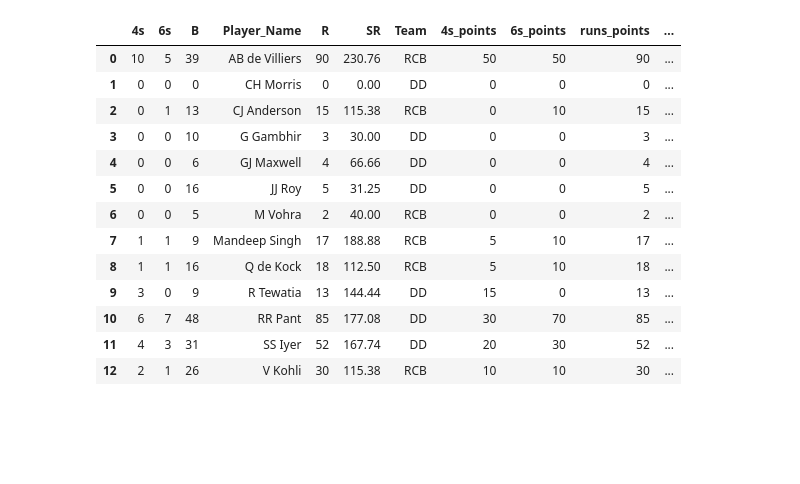
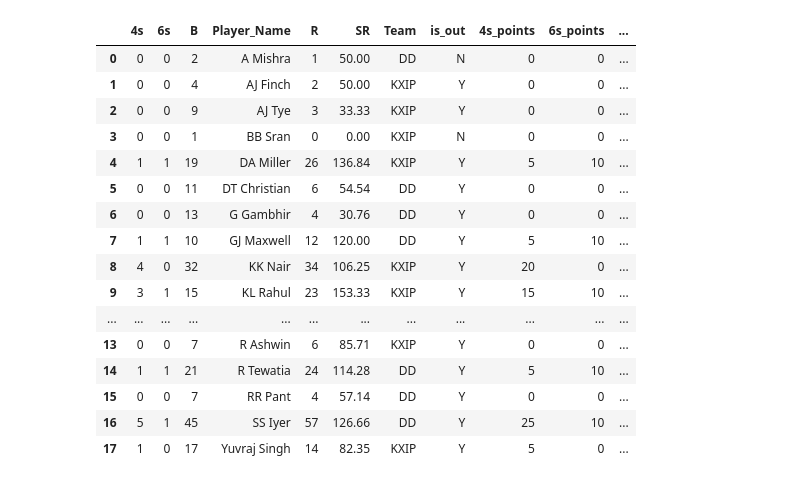
Before and after one commit to deepaksenthilkumar/cricinfo, a Jupyter notebook: Cricinfo.ipynb, the cells around one changed output. Cells and saved outputs as stored; diff of their text form; code cells hidden in the pictures; blank space fills up the shorter version.

Commit message:
Updated code to handle not outs, out of zero ball
Updated code to handle not outs, out of zero ball, fuzzy search capability for player name using fuzzy wuzzy, calculate winning team

```diff
--- a/Cricinfo.ipynb
+++ b/Cricinfo.ipynb
@@ -2,9 +2,11 @@
 import xlsxwriter
 import urllib
 from bs4 import BeautifulSoup
-match_link="http://www.espncricinfo.com/series/8048/scorecard/1136579/royal-challengers-bangalore-vs-delhi-daredevils-19th-match-indian-premier-league-2018"
+match_link="http://www.espncricinfo.com/series/8048/scorecard/1136582/delhi-daredevils-vs-kings-xi-punjab-22nd-match-ipl"
 #Ensure you update this
-match_no=19
-innings=['DD','RCB']
-man_of_the_match="%Villiers"
-winning_team="RCB"
+match_no=22
+innings=['KXIP','DD']
+man_of_the_match="%A%Rajpoot%"
+winning_team="KXIP"
+#duck_out_in0ball_players_list=[""]
+#not_out_in_0_players_list=[""]
@@ -43,6 +51,18 @@ def extract_batting_scorecard(team_no,batsmen_data):
         if(a.text!='' and a.text!='BATSMEN'):
             team_batters.append(a.text.replace(' †','').replace(' (c)',''))
 
+    is_out_list=[]
+    team_commentary=batsmen_data_extract.find_all("div",{"class":"cell commentary"})
+    for a in team_commentary:
+        if(a.text!=''):
+            if("not out" in a):
+                is_out='N'
+            elif("retired" in a):
+                is_out='N'
+            else:
+                is_out='Y'
+            is_out_list.append(is_out)
+
     team_bat=batsmen_data_extract.find_all("div",{"class":"cell runs"})
     team_batters_score=[]
     for a in team_bat:
@@ -66,7 +86,9 @@ def extract_batting_scorecard(team_no,batsmen_data):
         team_sr.append(float(team_batters_score[i*5+4]))
         team_list.append(str(innings[team_no-1]))
 
+
     score_card_batting=pd.DataFrame({'Player_Name' : team_batters,
+     'is_out':is_out_list,
      'R' : team_runs,
      'B':team_balls,
      '4s':team_4s,'6s':team_6s,'SR':team_sr,'Team':team_list
@@ -76,44 +98,49 @@ def extract_batting_scorecard(team_no,batsmen_data):
 # %%
 import operator
 final_batting_scorecard=extract_batting_scorecard(1,batsmen_data)
 try:
     final_batting_scorecard=final_batting_scorecard.append(extract_batting_scorecard(2,batsmen_data), ignore_index=True)
 except:
     pass
 final_batting_scorecard['4s_points']=final_batting_scorecard['4s']*5
 final_batting_scorecard['6s_points']=final_batting_scorecard['6s']*10
-final_batting_scorecard['runs_points']=final_batting_scorecard['R']*1
+final_batting_scorecard['runs_points']=0
+final_batting_scorecard.loc[final_batting_scorecard['R'] >=15, 'runs_points'] =final_batting_scorecard['R']*1
+
 final_batting_scorecard['runs_bonus_points']=0
-final_batting_scorecard.loc[final_batting_scorecard['R'] ==0, 'runs_bonus_points'] = -20
 final_batting_scorecard.loc[final_batting_scorecard['R'] >=50, 'runs_bonus_points'] = 25
 final_batting_scorecard.loc[final_batting_scorecard['R'] >=100, 'runs_bonus_points'] = 50
+final_batting_scorecard.loc[operator.and_(final_batting_scorecard['R']==0, final_batting_scorecard['is_out']!='N'), 'runs_bonus_points'] =-20
 final_batting_scorecard['sr_points']=0
 final_batting_scorecard.loc[operator.and_(operator.and_(operator.or_(final_batting_scorecard['R'] >=15, final_batting_scorecard['B'] >=15),final_batting_scorecard['SR']>=50 ),final_batting_scorecard['SR']<75), 'sr_points'] =-20
 final_batting_scorecard.loc[operator.and_(operator.and_(operator.or_(final_batting_scorecard['R'] >=15, final_batting_scorecard['B'] >=15),final_batting_scorecard['SR']>=75 ),final_batting_scorecard['SR']<100), 'sr_points'] =-10
 final_batting_scorecard.loc[operator.and_(operator.and_(operator.or_(final_batting_scorecard['R'] >=15, final_batting_scorecard['B'] >=15),final_batting_scorecard['SR']>=100), final_batting_scorecard['SR']<125), 'sr_points'] =0
 final_batting_scorecard.loc[operator.and_(operator.and_(operator.or_(final_batting_scorecard['R'] >=15, final_batting_scorecard['B'] >=15),final_batting_scorecard['SR']>=125), final_batting_scorecard['SR']<175), 'sr_points'] =10
 final_batting_scorecard.loc[operator.and_(operator.and_(operator.or_(final_batting_scorecard['R'] >=15, final_batting_scorecard['B'] >=15),final_batting_scorecard['SR']>=175), final_batting_scorecard['SR']<250), 'sr_points'] =20
 final_batting_scorecard.loc[operator.and_(operator.and_(operator.or_(final_batting_scorecard['R'] >=15, final_batting_scorecard['B'] >=15),final_batting_scorecard['SR']>=250), final_batting_scorecard['SR']<1000), 'sr_points'] =30
 final_batting_scorecard['total_batting_points']=final_batting_scorecard['4s_points']+final_batting_scorecard['6s_points']+final_batting_scorecard['runs_points']+final_batting_scorecard['sr_points']+final_batting_scorecard['runs_bonus_points']
 final_batting_scorecard=final_batting_scorecard.sort_values(by=['Player_Name'])
 final_batting_scorecard=final_batting_scorecard.reset_index()
 del final_batting_scorecard['index']
 final_batting_scorecard
 # %% [output]
-|  | 4s | 6s | B | Player_Name | R | SR | Team | 4s_points | 6s_points | runs_points | ... |
-| 0 | 10 | 5 | 39 | AB de Villiers | 90 | 230.76 | RCB | 50 | 50 | 90 | ... |
-| 1 | 0 | 0 | 0 | CH Morris | 0 | 0.00 | DD | 0 | 0 | 0 | ... |
-| 2 | 0 | 1 | 13 | CJ Anderson | 15 | 115.38 | RCB | 0 | 10 | 15 | ... |
-| 3 | 0 | 0 | 10 | G Gambhir | 3 | 30.00 | DD | 0 | 0 | 3 | ... |
-| 4 | 0 | 0 | 6 | GJ Maxwell | 4 | 66.66 | DD | 0 | 0 | 4 | ... |
-| 5 | 0 | 0 | 16 | JJ Roy | 5 | 31.25 | DD | 0 | 0 | 5 | ... |
-| 6 | 0 | 0 | 5 | M Vohra | 2 | 40.00 | RCB | 0 | 0 | 2 | ... |
-| 7 | 1 | 1 | 9 | Mandeep Singh | 17 | 188.88 | RCB | 5 | 10 | 17 | ... |
-| 8 | 1 | 1 | 16 | Q de Kock | 18 | 112.50 | RCB | 5 | 10 | 18 | ... |
-| 9 | 3 | 0 | 9 | R Tewatia | 13 | 144.44 | DD | 15 | 0 | 13 | ... |
-| 10 | 6 | 7 | 48 | RR Pant | 85 | 177.08 | DD | 30 | 70 | 85 | ... |
-| 11 | 4 | 3 | 31 | SS Iyer | 52 | 167.74 | DD | 20 | 30 | 52 | ... |
-| 12 | 2 | 1 | 26 | V Kohli | 30 | 115.38 | RCB | 10 | 10 | 30 | ... |
+|  | 4s | 6s | B | Player_Name | R | SR | Team | is_out | 4s_points | 6s_points | ... |
+| 0 | 0 | 0 | 2 | A Mishra | 1 | 50.00 | DD | N | 0 | 0 | ... |
+| 1 | 0 | 0 | 4 | AJ Finch | 2 | 50.00 | KXIP | Y | 0 | 0 | ... |
+| 2 | 0 | 0 | 9 | AJ Tye | 3 | 33.33 | KXIP | Y | 0 | 0 | ... |
+| 3 | 0 | 0 | 1 | BB Sran | 0 | 0.00 | KXIP | N | 0 | 0 | ... |
+| 4 | 1 | 1 | 19 | DA Miller | 26 | 136.84 | KXIP | Y | 5 | 10 | ... |
+| 5 | 0 | 0 | 11 | DT Christian | 6 | 54.54 | DD | Y | 0 | 0 | ... |
+| 6 | 0 | 0 | 13 | G Gambhir | 4 | 30.76 | DD | Y | 0 | 0 | ... |
+| 7 | 1 | 1 | 10 | GJ Maxwell | 12 | 120.00 | DD | Y | 5 | 10 | ... |
+| 8 | 4 | 0 | 32 | KK Nair | 34 | 106.25 | KXIP | Y | 20 | 0 | ... |
+| 9 | 3 | 1 | 15 | KL Rahul | 23 | 153.33 | KXIP | Y | 15 | 10 | ... |
+| ... | ... | ... | ... | ... | ... | ... | ... | ... | ... | ... | ... |
+| 13 | 0 | 0 | 7 | R Ashwin | 6 | 85.71 | KXIP | Y | 0 | 0 | ... |
+| 14 | 1 | 1 | 21 | R Tewatia | 24 | 114.28 | DD | Y | 5 | 10 | ... |
+| 15 | 0 | 0 | 7 | RR Pant | 4 | 57.14 | DD | Y | 0 | 0 | ... |
+| 16 | 5 | 1 | 45 | SS Iyer | 57 | 126.66 | DD | Y | 25 | 10 | ... |
+| 17 | 1 | 0 | 17 | Yuvraj Singh | 14 | 82.35 | KXIP | Y | 5 | 0 | ... |
 # %%
 final_batting_scorecard['batting_pos'] = final_batting_scorecard.index
 
```
Also changed, not shown: parts of 40 cells of this notebook.
